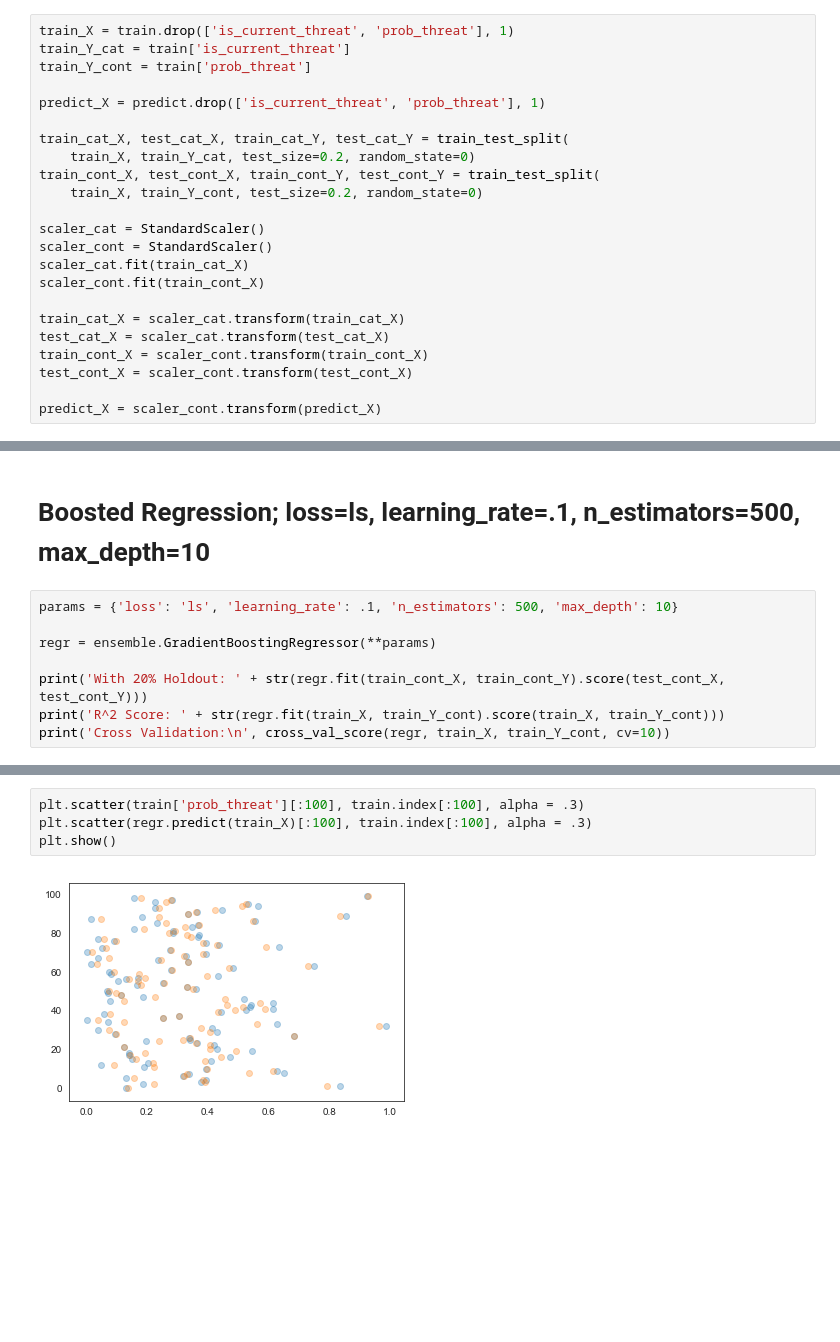
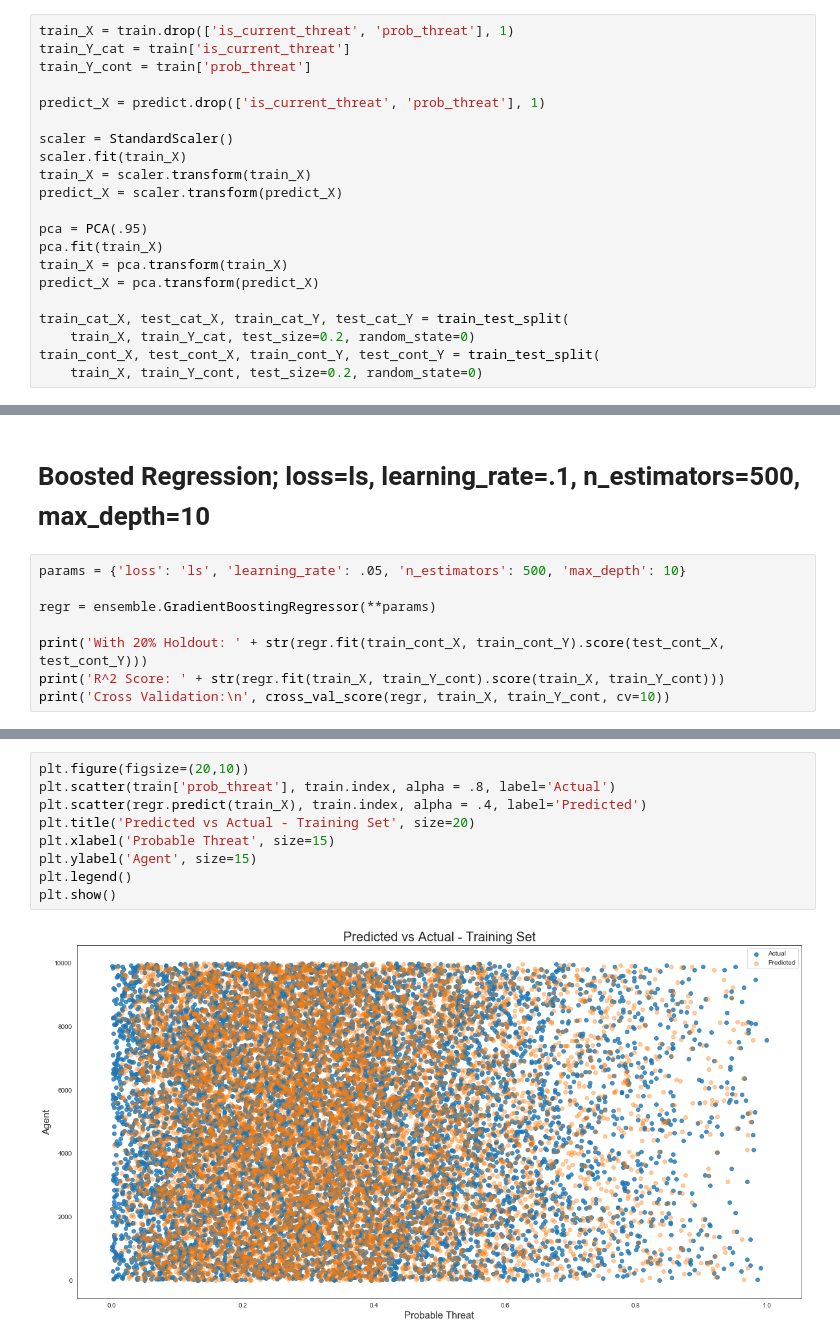
Before and after one commit to BlaHaws/Thinkful, a Jupyter notebook: CapstoneResearch/PredictingTerroristCapstone3.ipynb, the cells around one changed output, grey strips where cells are left out. Cells and saved outputs as stored; diff of their text form; blank space fills up the shorter version.

```diff
--- a/CapstoneResearch/PredictingTerroristCapstone3.ipynb
+++ b/CapstoneResearch/PredictingTerroristCapstone3.ipynb
@@ -48,22 +39,20 @@ train_Y_cont = train['prob_threat']
 
 predict_X = predict.drop(['is_current_threat', 'prob_threat'], 1)
 
+scaler = StandardScaler()
+scaler.fit(train_X)
+train_X = scaler.transform(train_X)
+predict_X = scaler.transform(predict_X)
+
+pca = PCA(.95)
+pca.fit(train_X)
+train_X = pca.transform(train_X)
+predict_X = pca.transform(predict_X)
+
 train_cat_X, test_cat_X, train_cat_Y, test_cat_Y = train_test_split(
     train_X, train_Y_cat, test_size=0.2, random_state=0)
 train_cont_X, test_cont_X, train_cont_Y, test_cont_Y = train_test_split(
     train_X, train_Y_cont, test_size=0.2, random_state=0)
-
-scaler_cat = StandardScaler()
-scaler_cont = StandardScaler()
-scaler_cat.fit(train_cat_X)
-scaler_cont.fit(train_cont_X)
-
-train_cat_X = scaler_cat.transform(train_cat_X)
-test_cat_X = scaler_cat.transform(test_cat_X)
-train_cont_X = scaler_cont.transform(train_cont_X)
-test_cont_X = scaler_cont.transform(test_cont_X)
-
-predict_X = scaler_cont.transform(predict_X)
 # %% [markdown]
 # Naive Bayes
 # %%
@@ -301,7 +287,7 @@ Cross Validation:
 # %% [markdown]
 # Boosted Regression; loss=ls, learning_rate=.1, n_estimators=500, max_depth=10
 # %%
-params = {'loss': 'ls', 'learning_rate': .1, 'n_estimators': 500, 'max_depth': 10}
+params = {'loss': 'ls', 'learning_rate': .05, 'n_estimators': 500, 'max_depth': 10}
 
 regr = ensemble.GradientBoostingRegressor(**params)
 
@@ -327,6 +315,11 @@ plt.plot()
 # %%
-plt.scatter(train['prob_threat'][:100], train.index[:100], alpha = .3)
-plt.scatter(regr.predict(train_X)[:100], train.index[:100], alpha = .3)
+plt.figure(figsize=(20,10))
+plt.scatter(train['prob_threat'], train.index, alpha = .8, label='Actual')
+plt.scatter(regr.predict(train_X), train.index, alpha = .4, label='Predicted')
+plt.title('Predicted vs Actual - Training Set', size=20)
+plt.xlabel('Probable Threat', size=15)
+plt.ylabel('Agent', size=15)
+plt.legend()
 plt.show()
 # %% [output]
-[figure, old version]
+[figure, new version]
```
Also changed, not shown: parts of 24 cells of this notebook, 4 other files.
